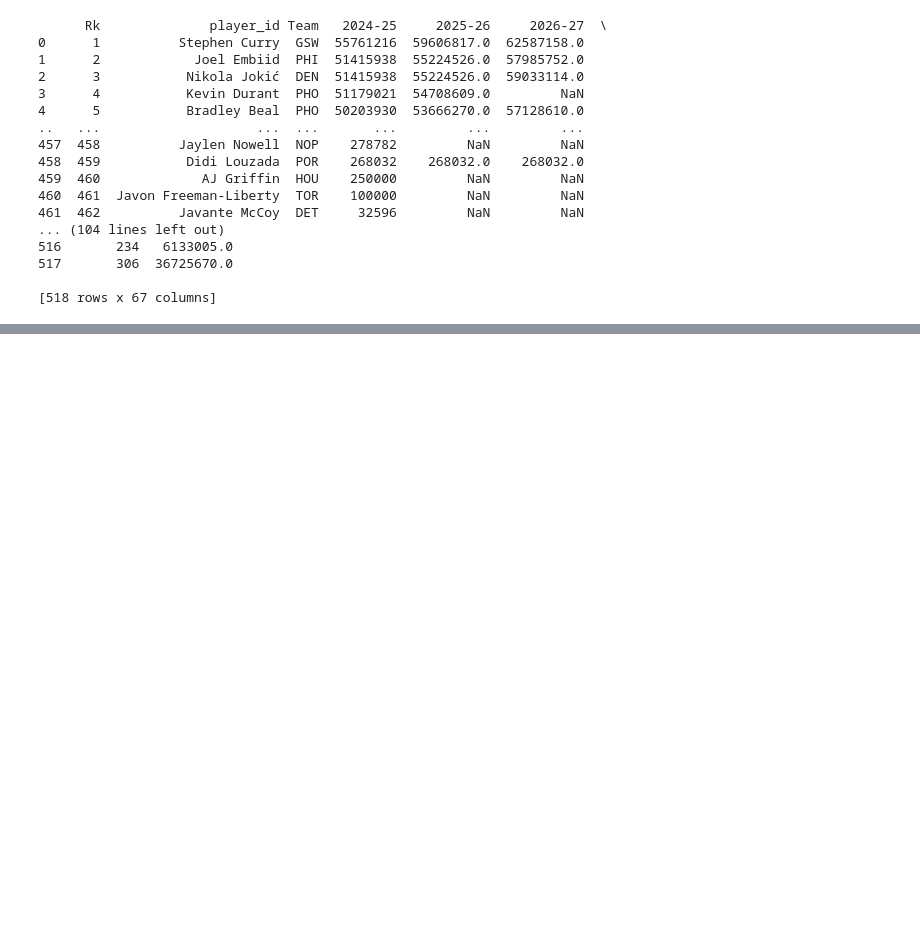
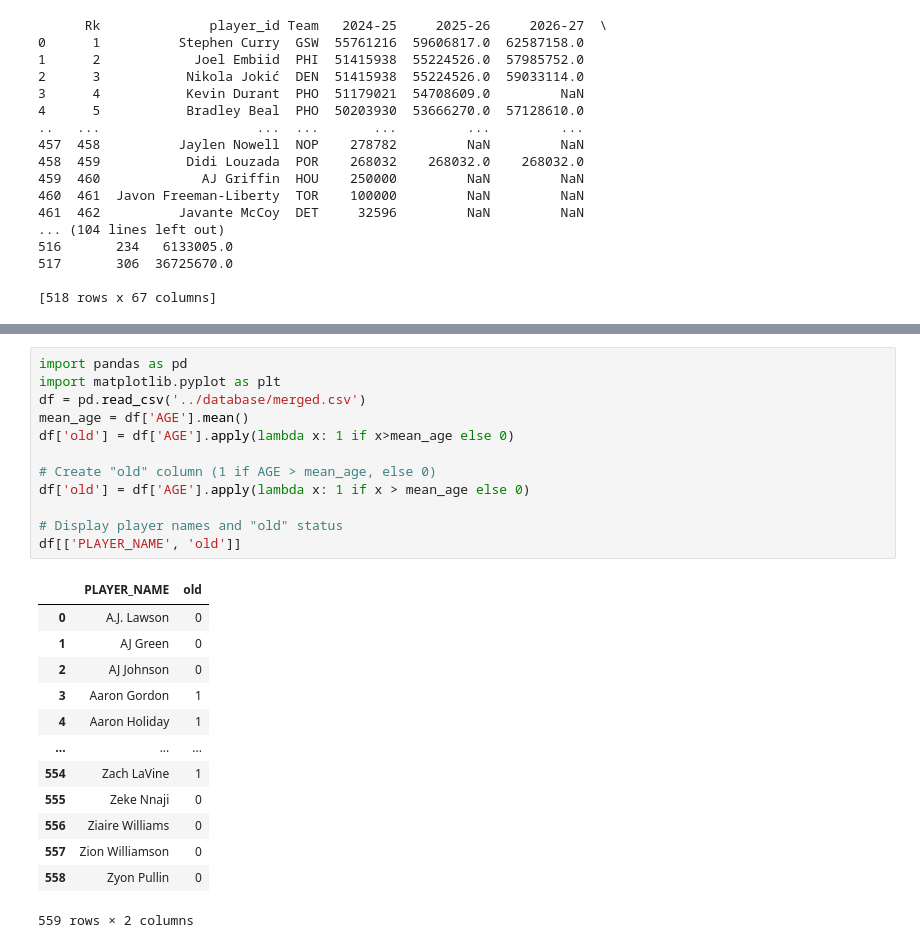
Before and after one commit to amanster22/PlayerGaugeAI, a Jupyter notebook: backend/test.ipynb, the cells around one changed output, grey strips where cells are left out. Cells and saved outputs as stored; diff of their text form; blank space fills up the shorter version.

```diff
--- a/backend/test.ipynb
+++ b/backend/test.ipynb
@@ -310,0 +350,26 @@ merged_df.to_csv('merged.csv', index=False)
+# %%
+import pandas as pd
+import matplotlib.pyplot as plt
+df = pd.read_csv('../database/merged.csv')
+mean_age = df['AGE'].mean()
+df['old'] = df['AGE'].apply(lambda x: 1 if x>mean_age else 0)
+
+# Create "old" column (1 if AGE > mean_age, else 0)
+df['old'] = df['AGE'].apply(lambda x: 1 if x > mean_age else 0)
+
+# Display player names and "old" status
+df[['PLAYER_NAME', 'old']]
+# %% [output]
+|  | PLAYER_NAME | old |
+| 0 | A.J. Lawson | 0 |
+| 1 | AJ Green | 0 |
+| 2 | AJ Johnson | 0 |
+| 3 | Aaron Gordon | 1 |
+| 4 | Aaron Holiday | 1 |
+| ... | ... | ... |
+| 554 | Zach LaVine | 1 |
+| 555 | Zeke Nnaji | 0 |
+| 556 | Ziaire Williams | 0 |
+| 557 | Zion Williamson | 0 |
+| 558 | Zyon Pullin | 0 |
+559 rows × 2 columns
```
Also changed, not shown: parts of 3 cells of this notebook, 13 other files.
